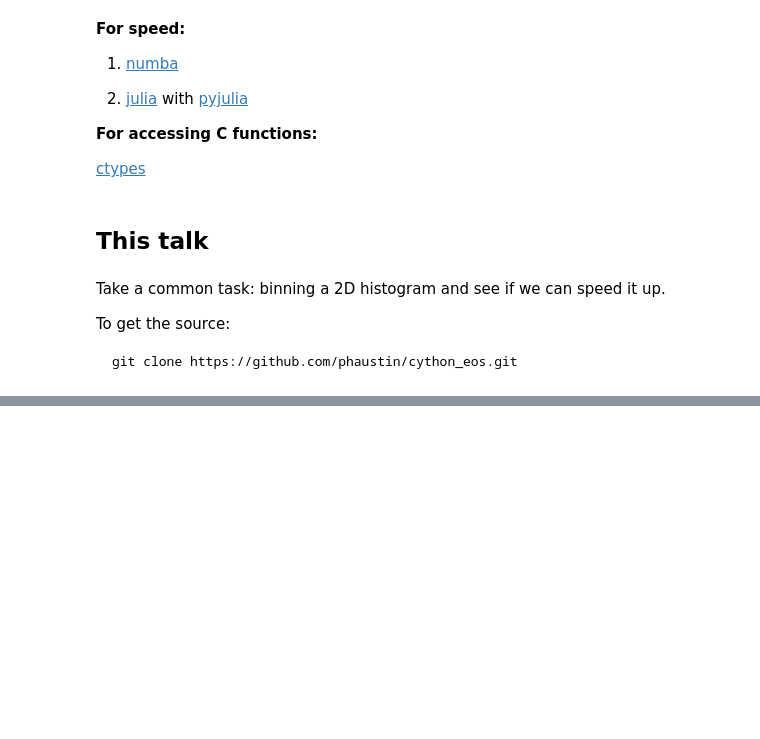
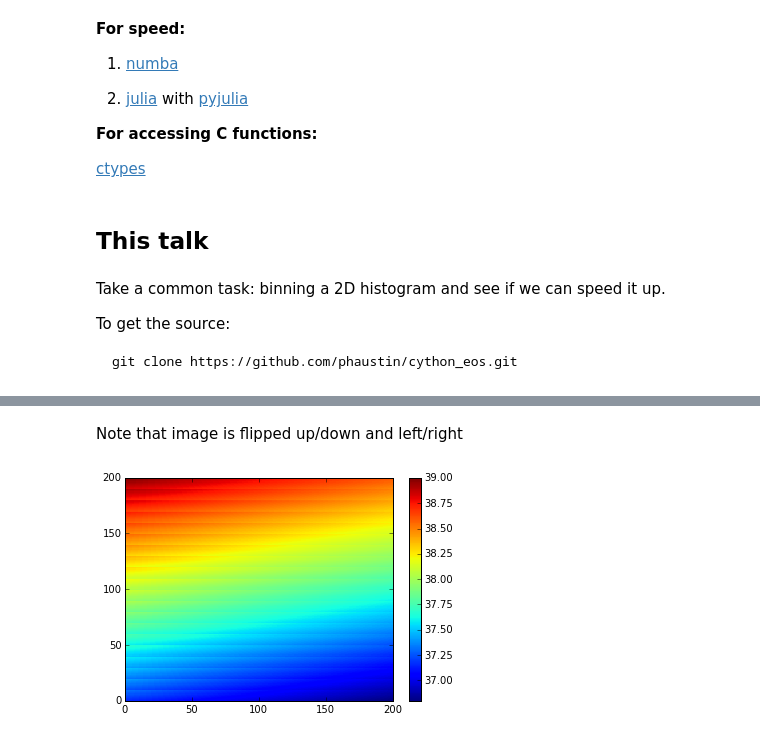
Before and after one commit to phaustin/cython_eos, a Jupyter notebook: cython_intro.ipynb, the cells around one changed output, grey strips where cells are left out. Cells and saved outputs as stored; diff of their text form; code cells hidden in the pictures; blank space fills up the shorter version.

```diff
--- a/cython_intro.ipynb
+++ b/cython_intro.ipynb
@@ -64,0 +96,8 @@ downloaded 40 Mbytes
+# %% [markdown]
+Note that image is flipped up/down and left/right
+# %%
+fig,ax=plt.subplots(1,1)
+the_image=ax.pcolormesh(lats)
+cb=fig.colorbar(the_image)
+# %% [output]
+[figure, added]
```
Also changed, not shown: parts of 19 cells of this notebook, 2 other files.
